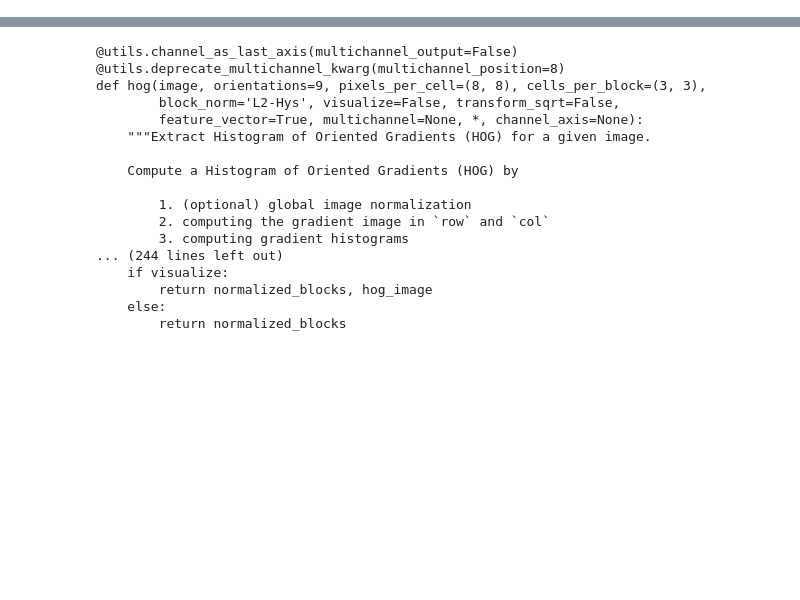
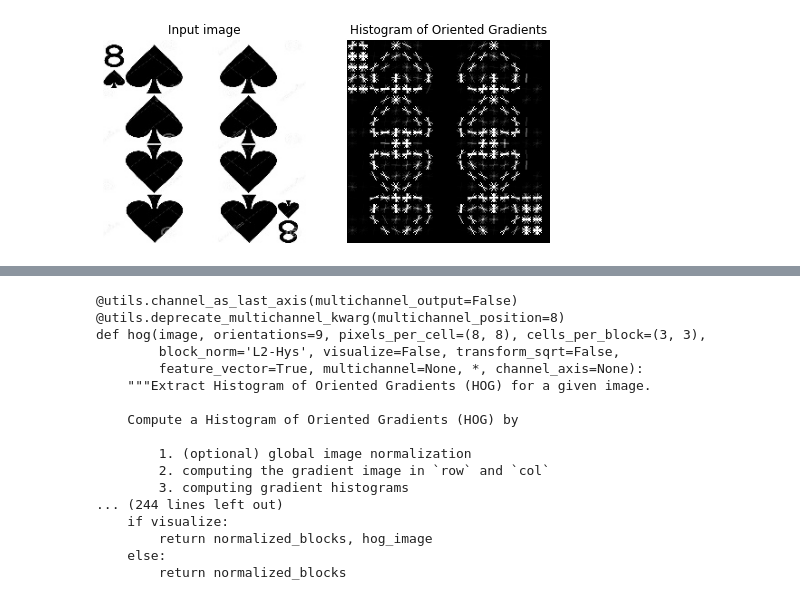
Before and after one commit to sim2000dg/fds_finalproject, a Jupyter notebook: Prove_parametri.ipynb, the cells around one changed output, grey strips where cells are left out. Saved outputs shown, nothing was run; the diff lists cells and outputs as text; code cells hidden in the pictures; blank space fills up the shorter version.

```diff
--- a/Prove_parametri.ipynb
+++ b/Prove_parametri.ipynb
@@ -64,0 +37,4 @@ image.shape
+# %%
+change_hog(8, 12, 1)
+# %% [output]
+[figure, added]
```
Also changed, not shown: parts of 9 cells of this notebook.
